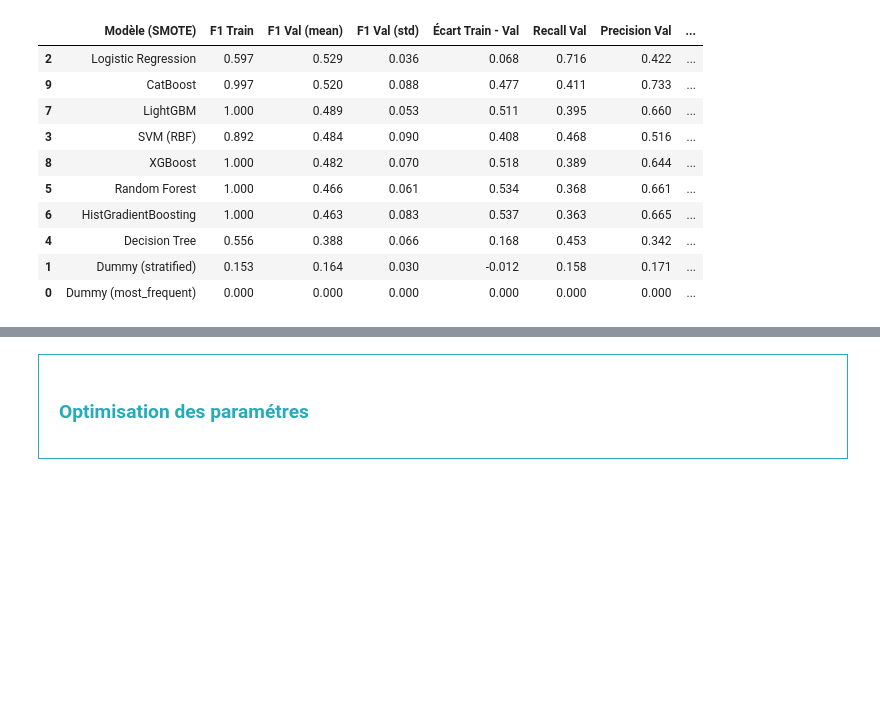
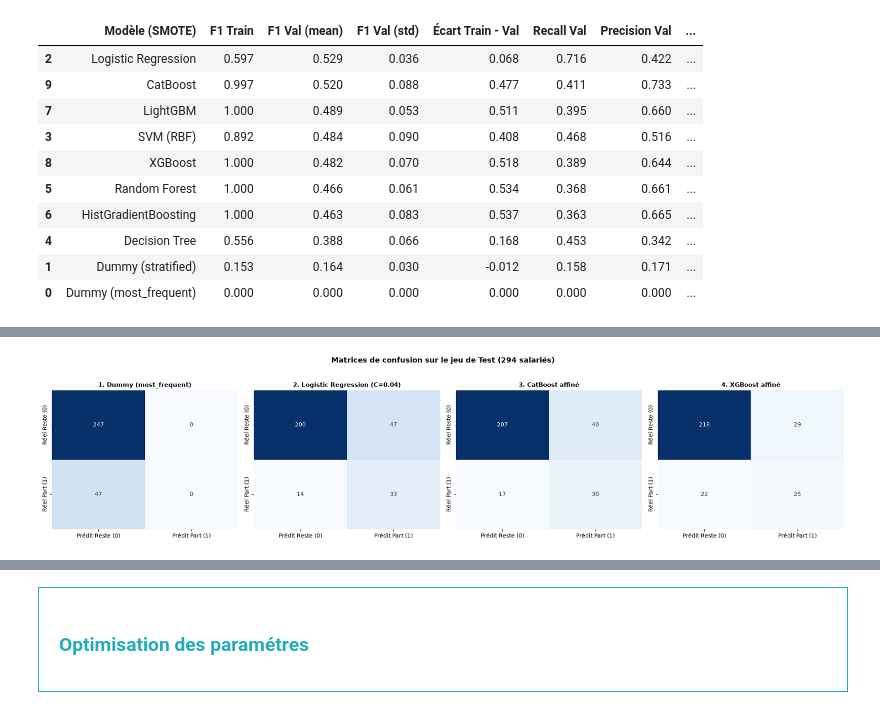
Before and after one commit to Alexis-h2/P4_OC_Classification_RH_turn_over, a Jupyter notebook: Hernandez_Alexis_1_notebook_112026.ipynb, the cells around one changed output, grey strips where cells are left out. Saved outputs shown, nothing was run; the diff lists cells and outputs as text; code cells hidden in the pictures; blank space fills up the shorter version.

Commit message:
Poursuite des tests en class weight recherche manuelle des hyperparamétres + GridSearchCV + selection modèle par métrique et matrice de confusion (à poursuivre avec seuil de detection)

```diff
--- a/Hernandez_Alexis_1_notebook_112026.ipynb
+++ b/Hernandez_Alexis_1_notebook_112026.ipynb
@@ -1491,7 +1502,7 @@ modeles_cw = {
         random_state=42,
     ),
     "CatBoost": CatBoostClassifier(
-        auto_class_weights="Balanced", verbose=0, random_state=42
+        auto_class_weights="Balanced", verbose=0, random_state=42, allow_writing_files=False # empeche l'écriture d'un dossier catboost et l'erreur associée
     ),
 }
 
@@ -1599,7 +1610,7 @@ modeles_smote = {
     "CatBoost": make_imb_pipeline(
         StandardScaler(),
         SMOTE(random_state=42),
-        CatBoostClassifier(verbose=0, random_state=42),
+        CatBoostClassifier(allow_writing_files=False, verbose=0, random_state=42),
     ),
 }
 
@@ -1685,0 +1952,88 @@ PR-AUC Val : aire sous la courbe Précision-Rappel, métrique reine en classific
+# %%
+# Les 4 modèles finalistes retenus à l'issue du benchmark optimisé
+# 1. Les 4 modèles finalistes retenus à l'issue de l'optimisation exhaustive
+modeles_finalistes = {
+    "1. Dummy (most_frequent)": DummyClassifier(
+        strategy="most_frequent", random_state=42
+    ),
+    "2. Logistic Regression (C=0.04)": make_pipeline(
+        StandardScaler(),
+        LogisticRegression(
+            class_weight="balanced", C=0.04, max_iter=1000, random_state=42
+        ),
+    ),
+    "3. CatBoost affiné": CatBoostClassifier(
+        auto_class_weights="Balanced",
+        depth=4,
+        l2_leaf_reg=8,
+        iterations=200,
+        learning_rate=0.05,
+        verbose=0,
+        random_state=42,
+        allow_writing_files=False,
+    ),
+    "4. XGBoost affiné": XGBClassifier(
+        scale_pos_weight=ratio_desequilibre,
+        max_depth=4,
+        min_child_weight=10,
+        n_estimators=220,
+        learning_rate=0.1,
+        subsample=0.8,
+        colsample_bytree=0.8,
+        reg_lambda=6.0,
+        eval_metric="logloss",
+        random_state=42,
+    ),
+}
+
+# 2. Entraînement sur Train et évaluation Train vs Test (classification_report + matrices)
+fig, axes = plt.subplots(1, 4, figsize=(20, 4.5))
+
+for idx, (nom, modele) in enumerate(modeles_finalistes.items()):
+    modele.fit(X_train, y_train)
+
+    y_pred_train = modele.predict(X_train)
+    y_pred_test = modele.predict(X_test)
+
+    print(f"{nom}")
+    print("--- Jeu d'APPRENTISSAGE (Train) ---")
+    print(
+        classification_report(
+            y_train,
+            y_pred_train,
+            target_names=["Reste (0)", "Part (1)"],
+            zero_division=0,
+        )
+    )
+    print("--- Jeu de TEST ---")
+    print(
+        classification_report(
+            y_test,
+            y_pred_test,
+            target_names=["Reste (0)", "Part (1)"],
+            zero_division=0,
+        )
+    )
+
+    cm = confusion_matrix(y_test, y_pred_test)
+    sns.heatmap(
+        cm,
+        annot=True,
+        fmt="d",
+        cmap="Blues",
+        cbar=False,
+        ax=axes[idx],
+        xticklabels=["Prédit Reste (0)", "Prédit Part (1)"],
+        yticklabels=["Réel Reste (0)", "Réel Part (1)"],
+    )
+    axes[idx].set_title(nom, fontsize=10.5, fontweight="bold")
+
+plt.suptitle(
+    "Matrices de confusion sur le jeu de Test (294 salariés)",
+    fontsize=13,
+    fontweight="bold",
+    y=1.03,
+)
+plt.tight_layout()
+plt.show()
+# %% [output]
@@ -1685,0 +2057 @@ PR-AUC Val : aire sous la courbe Précision-Rappel, métrique reine en classific
+[figure, added]
```
Also changed, not shown: parts of 12 cells of this notebook, 5 other files.
